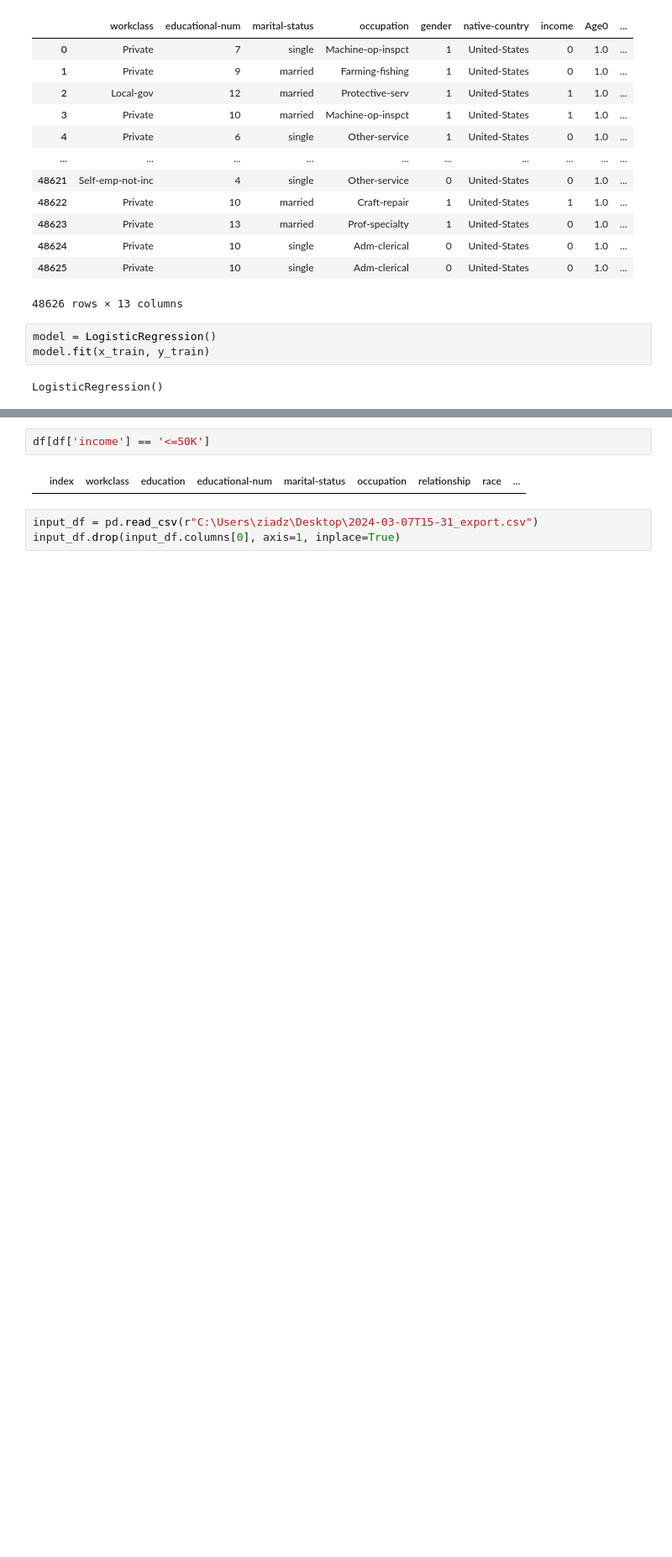
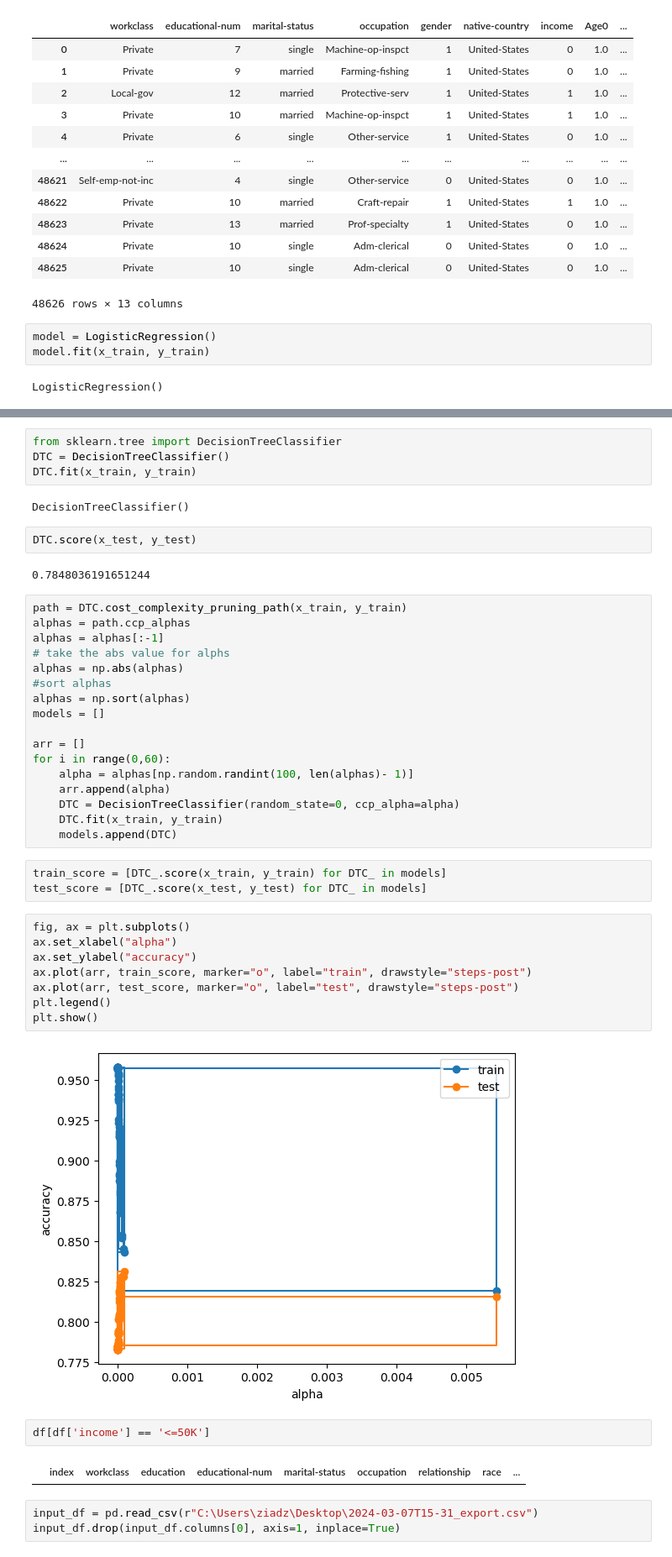
Before and after one commit to ziadmostafa1/Income-Salary-Prediction, a Jupyter notebook: income-salary-prediction_project1.ipynb, the cells around one changed output, grey strips where cells are left out. Shown: that part at 84% size. Cells and saved outputs as stored; diff of their text form; blank space fills up the shorter version.

```diff
--- a/income-salary-prediction_project1.ipynb
+++ b/income-salary-prediction_project1.ipynb
@@ -492,3 +492,43 @@ model.score(x_test, y_test)
+# %%
+from sklearn.tree import DecisionTreeClassifier
+DTC = DecisionTreeClassifier()
+DTC.fit(x_train, y_train)
+# %% [output]
+DecisionTreeClassifier()
+# %%
+DTC.score(x_test, y_test)
+# %% [output]
+0.7848036191651244
+# %%
+path = DTC.cost_complexity_pruning_path(x_train, y_train)
+alphas = path.ccp_alphas
+alphas = alphas[:-1]
+# take the abs value for alphs
+alphas = np.abs(alphas)
+#sort alphas
+alphas = np.sort(alphas)
+models = []
+
+arr = []
+for i in range(0,60):
+    alpha = alphas[np.random.randint(100, len(alphas)- 1)]
+    arr.append(alpha)
+    DTC = DecisionTreeClassifier(random_state=0, ccp_alpha=alpha)
+    DTC.fit(x_train, y_train)
+    models.append(DTC)
+# %%
+train_score = [DTC_.score(x_train, y_train) for DTC_ in models]
+test_score = [DTC_.score(x_test, y_test) for DTC_ in models]
+# %%
+fig, ax = plt.subplots()
+ax.set_xlabel("alpha")
+ax.set_ylabel("accuracy")
+ax.plot(arr, train_score, marker="o", label="train", drawstyle="steps-post")
+ax.plot(arr, test_score, marker="o", label="test", drawstyle="steps-post")
+plt.legend()
+plt.show()
+# %% [output]
+[figure, added]
 # %%
 df[df['income'] == '<=50K']
 # %% [output]
```
Also changed, not shown: parts of 1 cell of this notebook, 1 other file.
